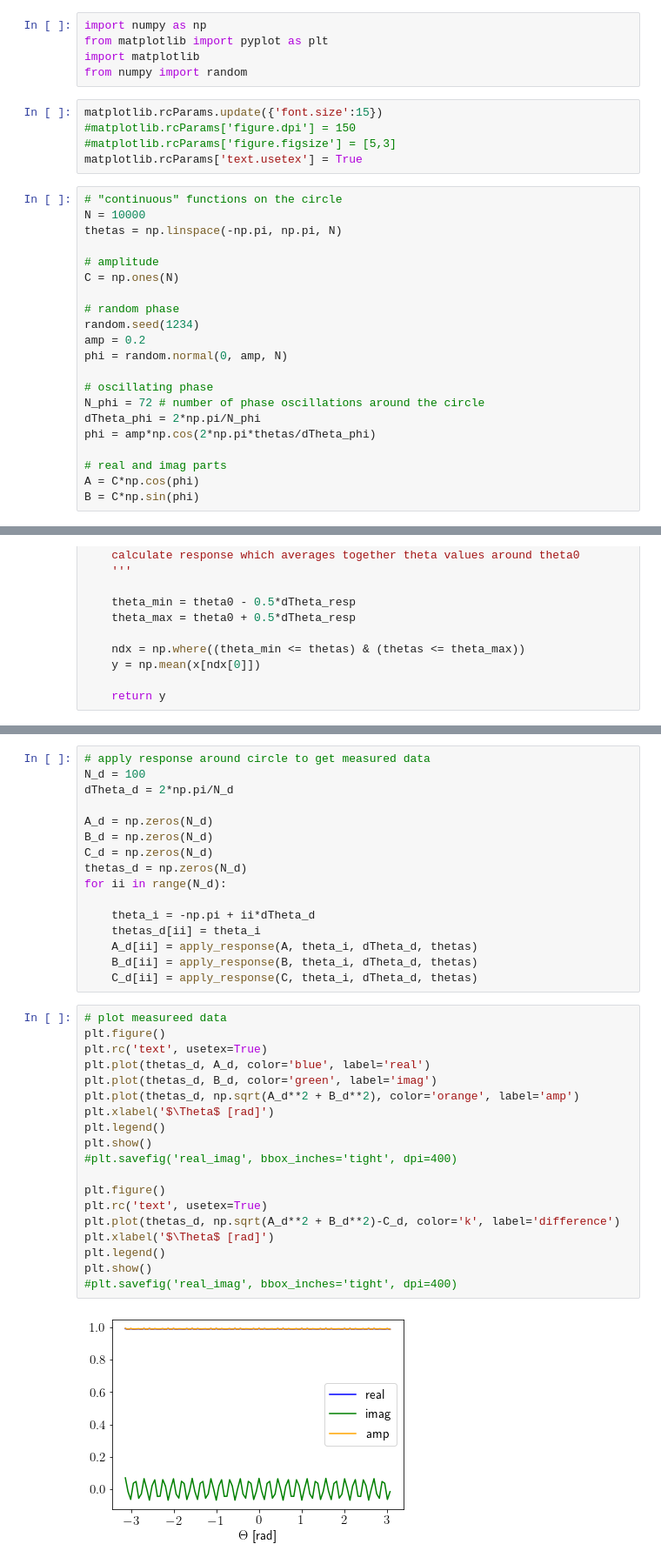
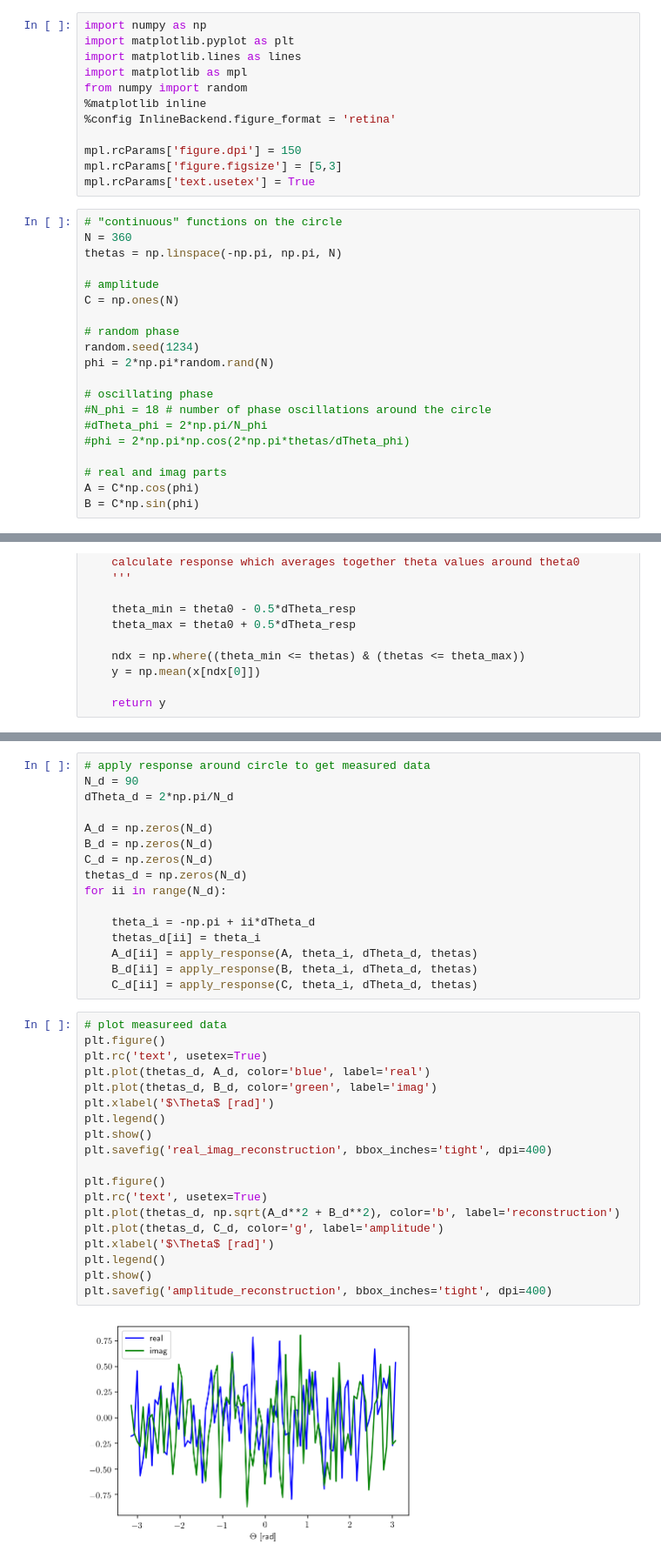
Before and after one commit to a-renzini/phase_coherent_maps, a Jupyter notebook: circle_toymodel/toymodel.ipynb, the cells around one changed output, grey strips where cells are left out. Shown: that part at 87% size. Drawn from its saved outputs; the diff is of its cells as text.

```diff
--- a/circle_toymodel/toymodel.ipynb
+++ b/circle_toymodel/toymodel.ipynb
@@ -1,16 +4,18 @@
 # %%
 import numpy as np
-from matplotlib import pyplot as plt
-import matplotlib
+import matplotlib.pyplot as plt
+import matplotlib.lines as lines
+import matplotlib as mpl
 from numpy import random
+%matplotlib inline
+%config InlineBackend.figure_format = 'retina'
+
+mpl.rcParams['figure.dpi'] = 150
+mpl.rcParams['figure.figsize'] = [5,3]
+mpl.rcParams['text.usetex'] = True
-# %%
-matplotlib.rcParams.update({'font.size':15})
-#matplotlib.rcParams['figure.dpi'] = 150
-#matplotlib.rcParams['figure.figsize'] = [5,3]
-matplotlib.rcParams['text.usetex'] = True
 # %%
 # "continuous" functions on the circle
-N = 10000
+N = 360
 thetas = np.linspace(-np.pi, np.pi, N)
 
 # amplitude
@@ -18,13 +23,12 @@ C = np.ones(N)
 
 # random phase
 random.seed(1234)
-amp = 0.2
-phi = random.normal(0, amp, N)
+phi = 2*np.pi*random.rand(N)
 
 # oscillating phase
-N_phi = 72 # number of phase oscillations around the circle
-dTheta_phi = 2*np.pi/N_phi
-phi = amp*np.cos(2*np.pi*thetas/dTheta_phi)
+#N_phi = 18 # number of phase oscillations around the circle
+#dTheta_phi = 2*np.pi/N_phi
+#phi = 2*np.pi*np.cos(2*np.pi*thetas/dTheta_phi)
 
 # real and imag parts
 A = C*np.cos(phi)
@@ -90,6 +76,6 @@ print(y)
 # %%
 # apply response around circle to get measured data
-N_d = 100
+N_d = 90
 dTheta_d = 2*np.pi/N_d
 
 A_d = np.zeros(N_d)
@@ -106,21 +92,21 @@ for ii in range(N_d):
 # %%
 # plot measureed data
 plt.figure()
 plt.rc('text', usetex=True)
 plt.plot(thetas_d, A_d, color='blue', label='real')
 plt.plot(thetas_d, B_d, color='green', label='imag')
-plt.plot(thetas_d, np.sqrt(A_d**2 + B_d**2), color='orange', label='amp')
 plt.xlabel('$\Theta$ [rad]')
 plt.legend()
 plt.show()
-#plt.savefig('real_imag', bbox_inches='tight', dpi=400)
+plt.savefig('real_imag_reconstruction', bbox_inches='tight', dpi=400)
 
 plt.figure()
 plt.rc('text', usetex=True)
-plt.plot(thetas_d, np.sqrt(A_d**2 + B_d**2)-C_d, color='k', label='difference')
+plt.plot(thetas_d, np.sqrt(A_d**2 + B_d**2), color='b', label='reconstruction')
+plt.plot(thetas_d, C_d, color='g', label='amplitude')
 plt.xlabel('$\Theta$ [rad]')
 plt.legend()
 plt.show()
-#plt.savefig('real_imag', bbox_inches='tight', dpi=400)
+plt.savefig('amplitude_reconstruction', bbox_inches='tight', dpi=400)
 # %% [output]
-[figure, old version]
+[figure, new version]
```
Also changed, not shown: parts of 5 cells of this notebook.
